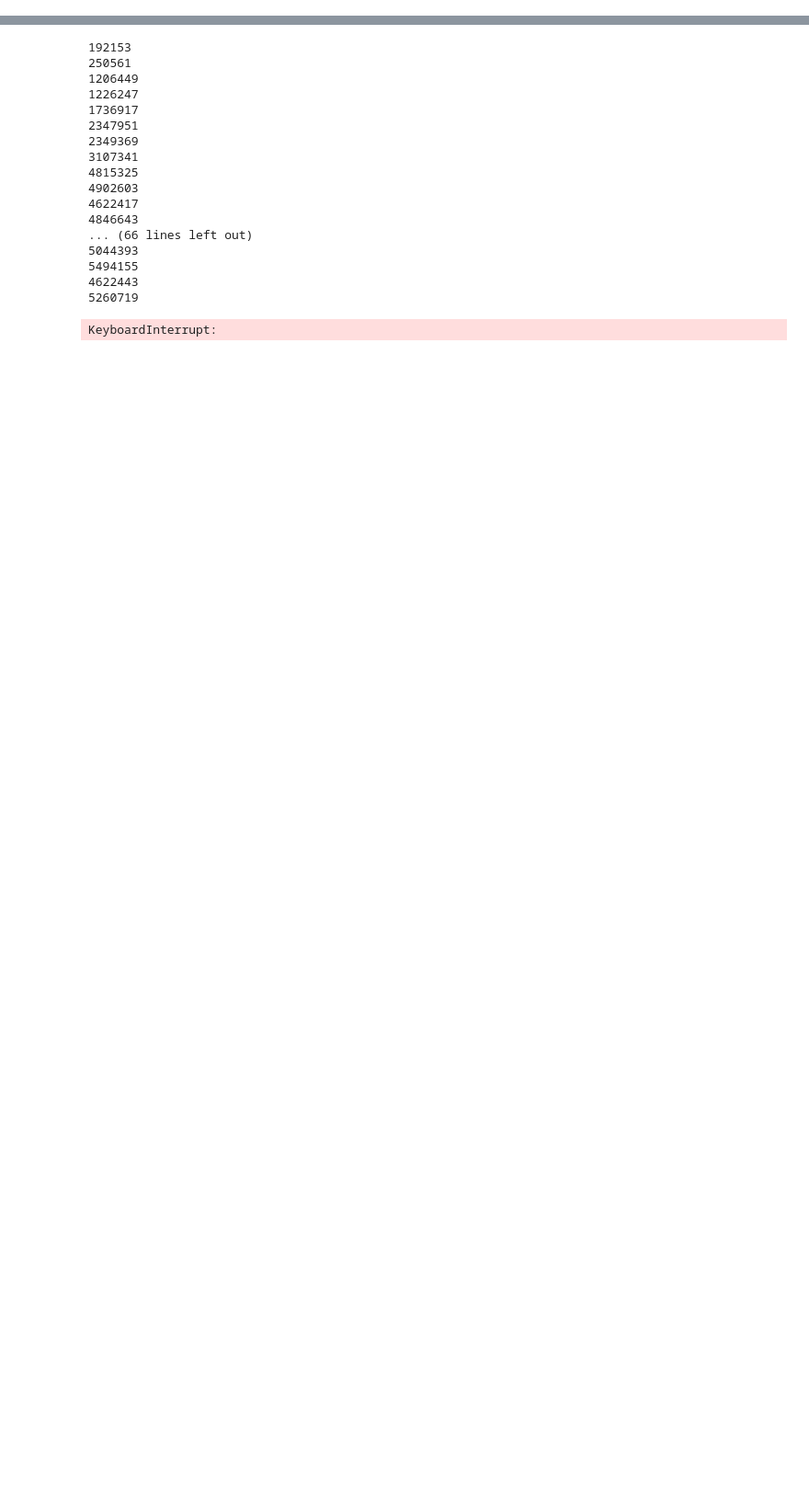
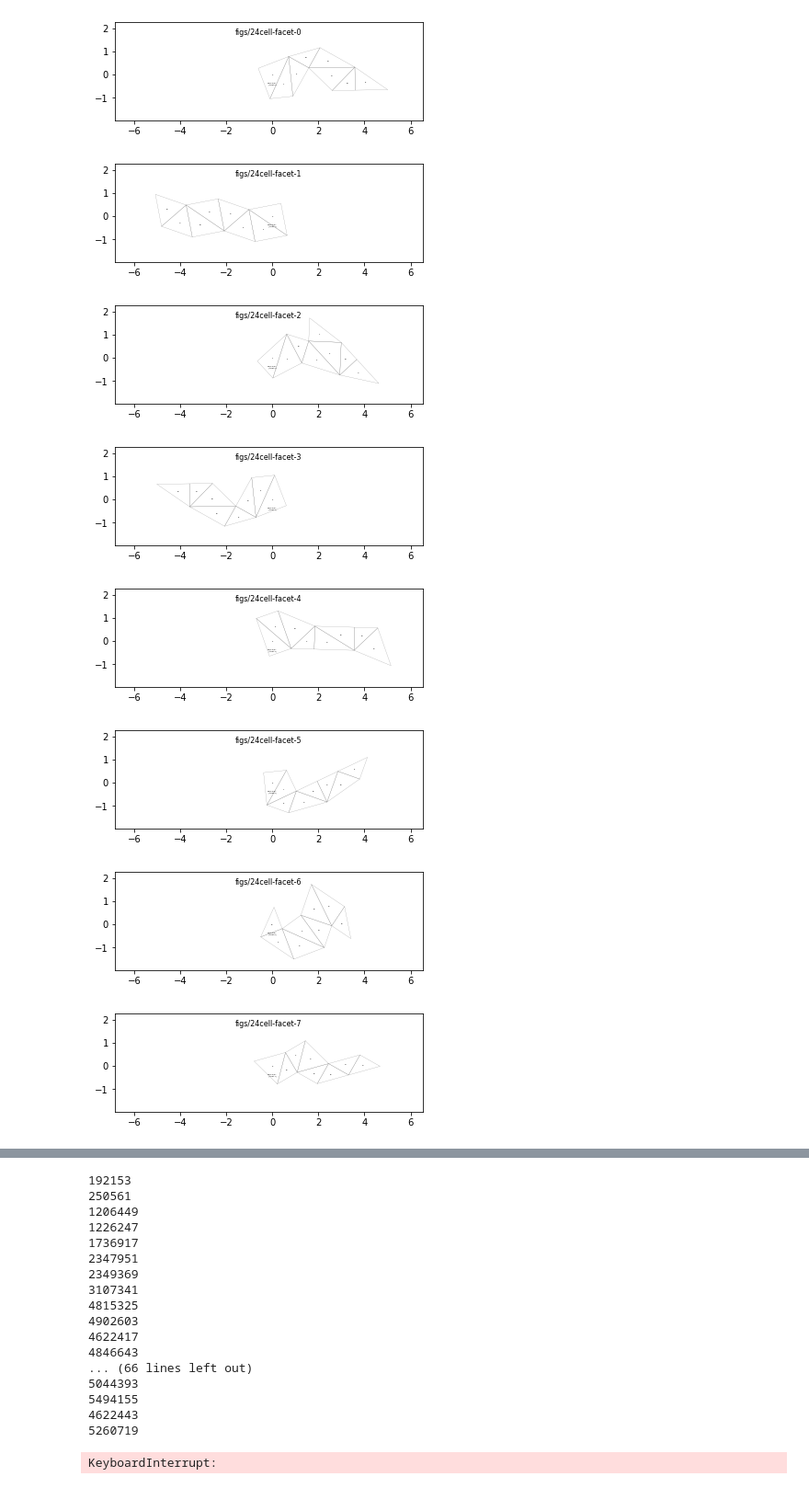
Before and after one commit to awmacpherson/polytope-unfolder, a Jupyter notebook: nets.ipynb, the cells around one changed output, grey strips where cells are left out. Shown at 92% size. Drawn from its saved outputs; the diff is of its cells as text; code cells hidden in the pictures; blank space fills up the shorter version.

```diff
--- a/nets.ipynb
+++ b/nets.ipynb
@@ -25,6 +24,10 @@ v_24cell = [
 ]
 # %%
 EdgeList = list[np.ndarray] # list of 2xdim arrays
+
+def get_cuts(N: Net) -> EdgeList:
+    return np.concatenate([N.tope.metadata[2][i]["cuts"] for i in range(len(N.facets))])
+
 
 def get_edges(N: Net) -> EdgeList: # apply to unfolded Net
     edges = []
@@ -48,11 +51,10 @@ import matplotlib.cm as cm # colour mappings
 import random
 # %%
 def get_net_for_facet(P: Tope, i: int) -> Net:
-    P.save_index(key="label") # now must do this before extracting facet
-    F = P.get_facet(i)
+    F = P.get_facet(i, metadata_keys=["cuts"])
     G = get_facet_graph(F)
     T = G.get_spanning_tree()
-    N = Net(F, T).unfold_with_metadata(meta_keys = ["cuts"]).in_own_span()
+    N = Net(F, T).unfold_with_metadata(meta_keys = ["cuts"]).in_own_span(meta_keys=["cuts"])
     return N
 # %%
 MARGIN_FACTOR = 1.1
@@ -92,11 +94,13 @@ def save_nets(P: Tope, name: str, margin_factor: float = MARGIN_FACTOR, dpi: int
     xlim[1] *= margin_factor
     ylim[1] *= margin_factor
 
-    for i in range(nfacets):
+    for i in range(len(P.faces[-1])):
         fig, ax = plt.subplots()
         N = facet_net_list[i]
         lc = LineCollection(get_edges(N), colors="grey", linewidths=0.2)
+        cuts = LineCollection(get_cuts(N), colors="#c0c7e1", linewidths=0.1)
         ax.add_collection(lc)
+#        ax.add_collection(cuts)
         for label, pos in get_facet_labels(N):
             ax.add_artist(Text(pos[0], pos[1], text=str(label), fontsize=2, ha="center", va="center"))
 
@@ -118,3 +122,26 @@ def save_nets(P: Tope, name: str, margin_factor: float = MARGIN_FACTOR, dpi: int
                 logger.error(str(err))
                 return
         fig.savefig(fname, dpi=dpi)
+# %%
+hyperplanes = [H for L in [
+    (np.array([1,0,0,0]), np.array([1,0,0,0])),
+    (np.array([0,1,0,0]), np.array([0,1,0,0])),
+    (np.array([0,0,1,0]), np.array([0,0,1,0])),
+    (np.array([0,0,0,1]), np.array([0,0,0,1]))
+] for H in [
+    (L[0], i * L[1]) for i in np.arange(-1, 1, 0.2)
+]]
+# %%
+P = Tope.from_vertices(v_24cell)
+P.save_index() # now must do this before passing to sub-topes
+P.cut_2faces_with_hyperplanes(hyperplanes) # and this
+save_nets(P, "figs/24cell", force=True)
+# %% [output]
+[figure, added]
+[figure, added]
+[figure, added]
+[figure, added]
+[figure, added]
+[figure, added]
+[figure, added]
+[figure, added]
```
Also changed, not shown: parts of 4 cells of this notebook, 5 other files.
